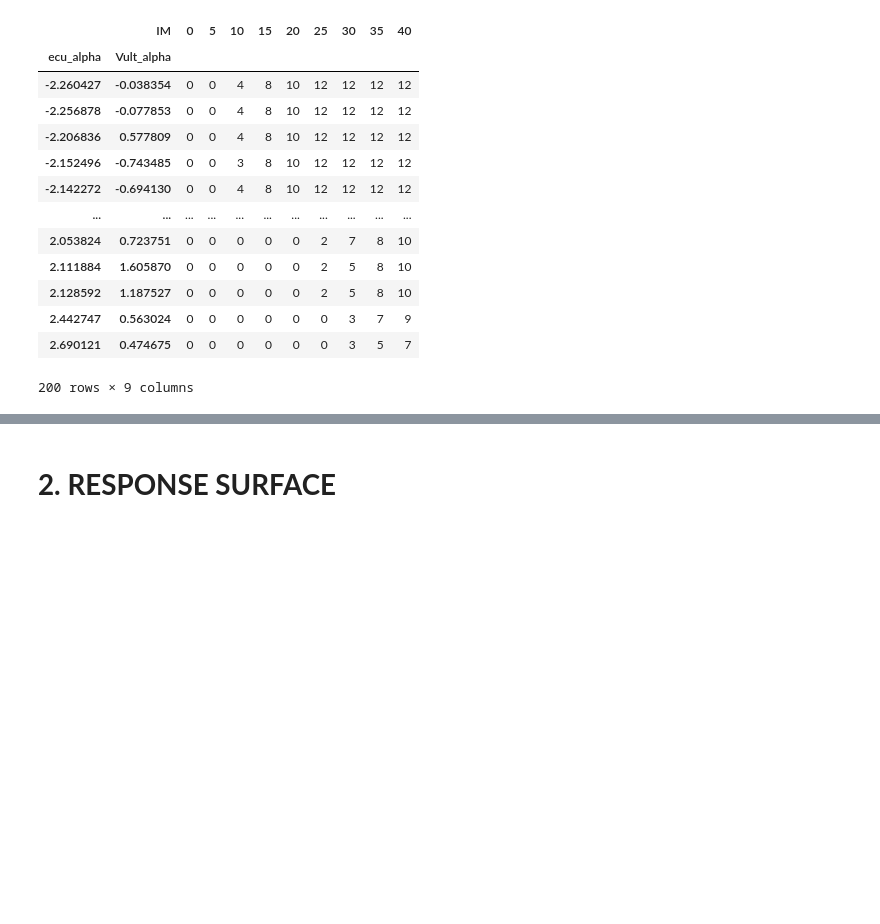
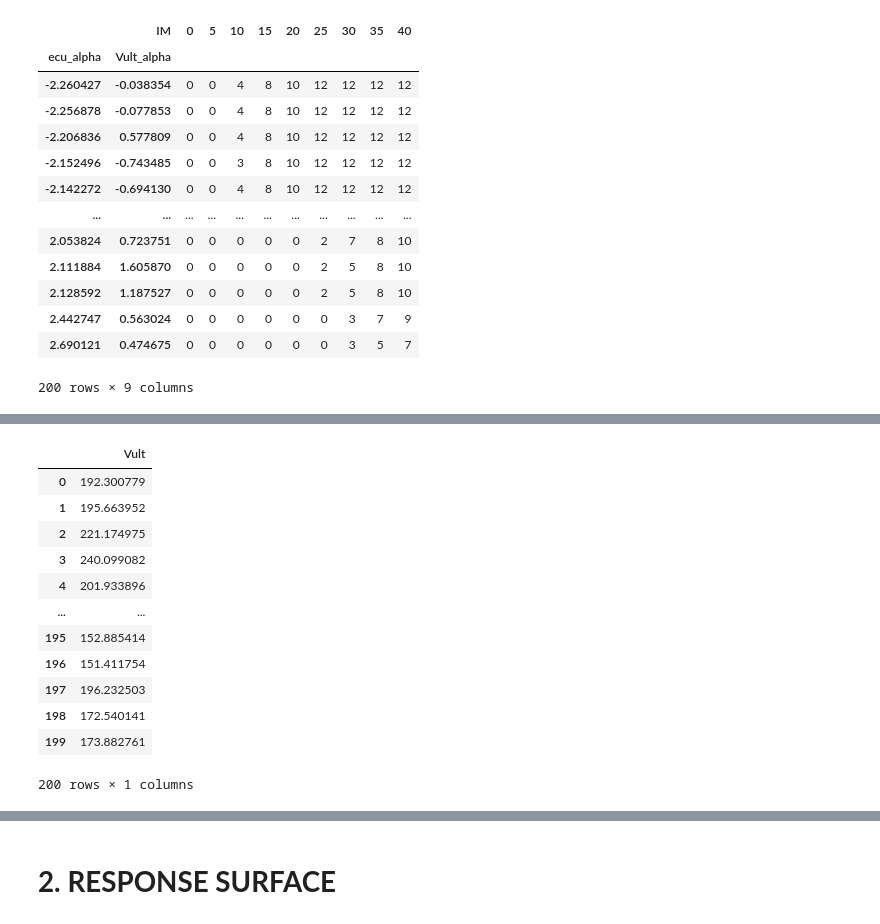
Before and after one commit to mtareqsoliman/msthesis, a Jupyter notebook: Benchmark_RS_DBLANN_12092022.ipynb, the cells around one changed output, grey strips where cells are left out. Drawn from its saved outputs; the diff is of its cells as text; code cells hidden in the pictures; blank space fills up the shorter version.

```diff
--- a/Benchmark_RS_DBLANN_12092022.ipynb
+++ b/Benchmark_RS_DBLANN_12092022.ipynb
@@ -384,0 +426,16 @@ plt.savefig('histogram_criteria_V.pgf', backend='pgf', dpi=600, bbox_inches="tig
+# %%
+df
+# %% [output]
+|  | Vult |
+| 0 | 192.300779 |
+| 1 | 195.663952 |
+| 2 | 221.174975 |
+| 3 | 240.099082 |
+| 4 | 201.933896 |
+| ... | ... |
+| 195 | 152.885414 |
+| 196 | 151.411754 |
+| 197 | 196.232503 |
+| 198 | 172.540141 |
+| 199 | 173.882761 |
+200 rows × 1 columns
```
Also changed, not shown: parts of 7 cells of this notebook.
